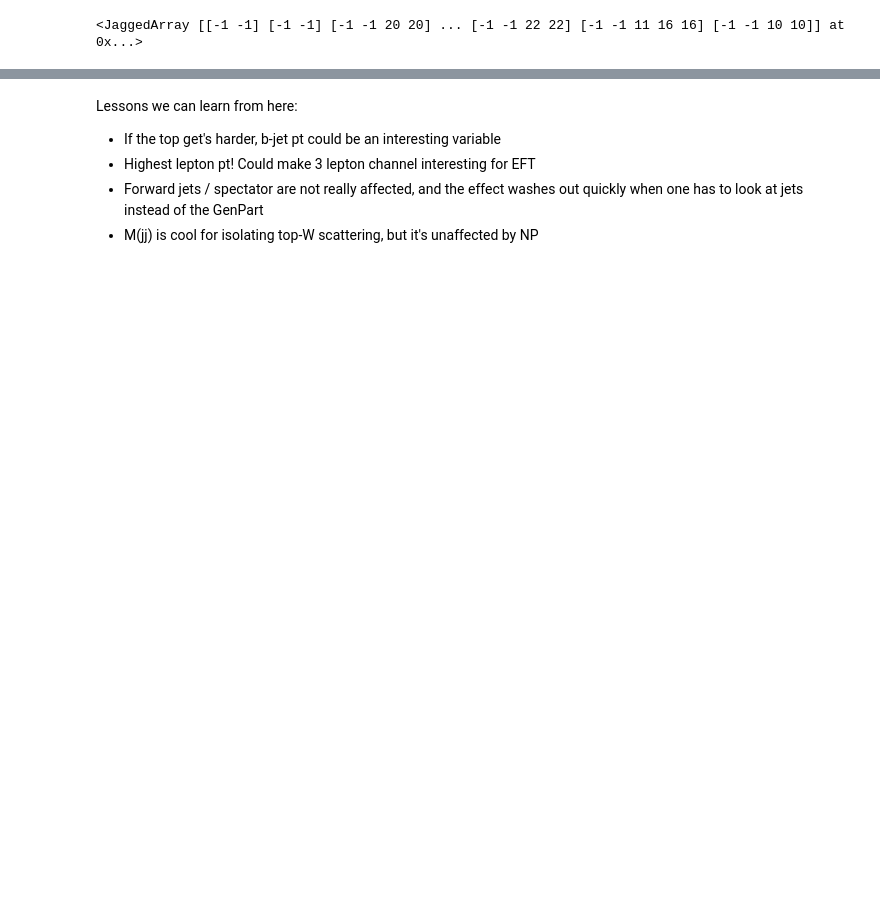
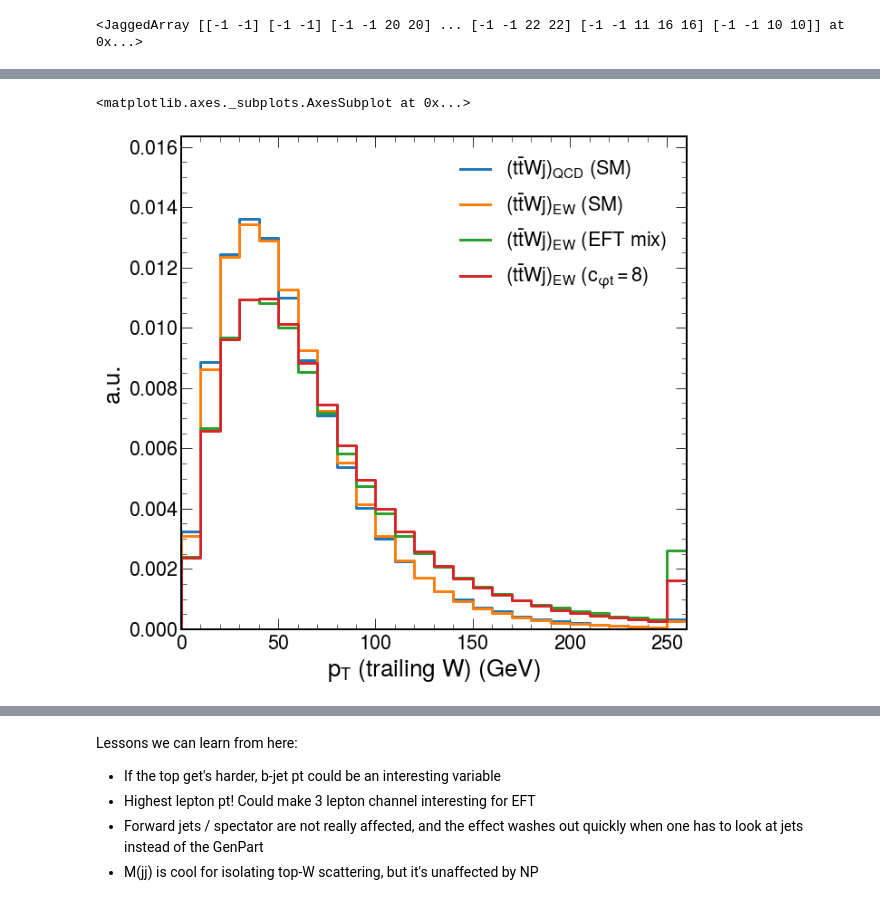
Before and after one commit to mirandabryson/tW_scattering, a Jupyter notebook: notebooks/genAnalysis.ipynb, the cells around one changed output, grey strips where cells are left out. Drawn from its saved outputs; the diff is of its cells as text; code cells hidden in the pictures; blank space fills up the shorter version.

```diff
--- a/notebooks/genAnalysis.ipynb
+++ b/notebooks/genAnalysis.ipynb
@@ -373,0 +316,5 @@ ax = hist.plot1d(histogram,overlay="dataset", stack=False, density=True, overflo
+# %%
+makePlot('trailing_W_pt')
+# %% [output]
+<matplotlib.axes._subplots.AxesSubplot at 0x...>
+[figure, added]
```
Also changed, not shown: parts of 32 cells of this notebook, 4 other files.
